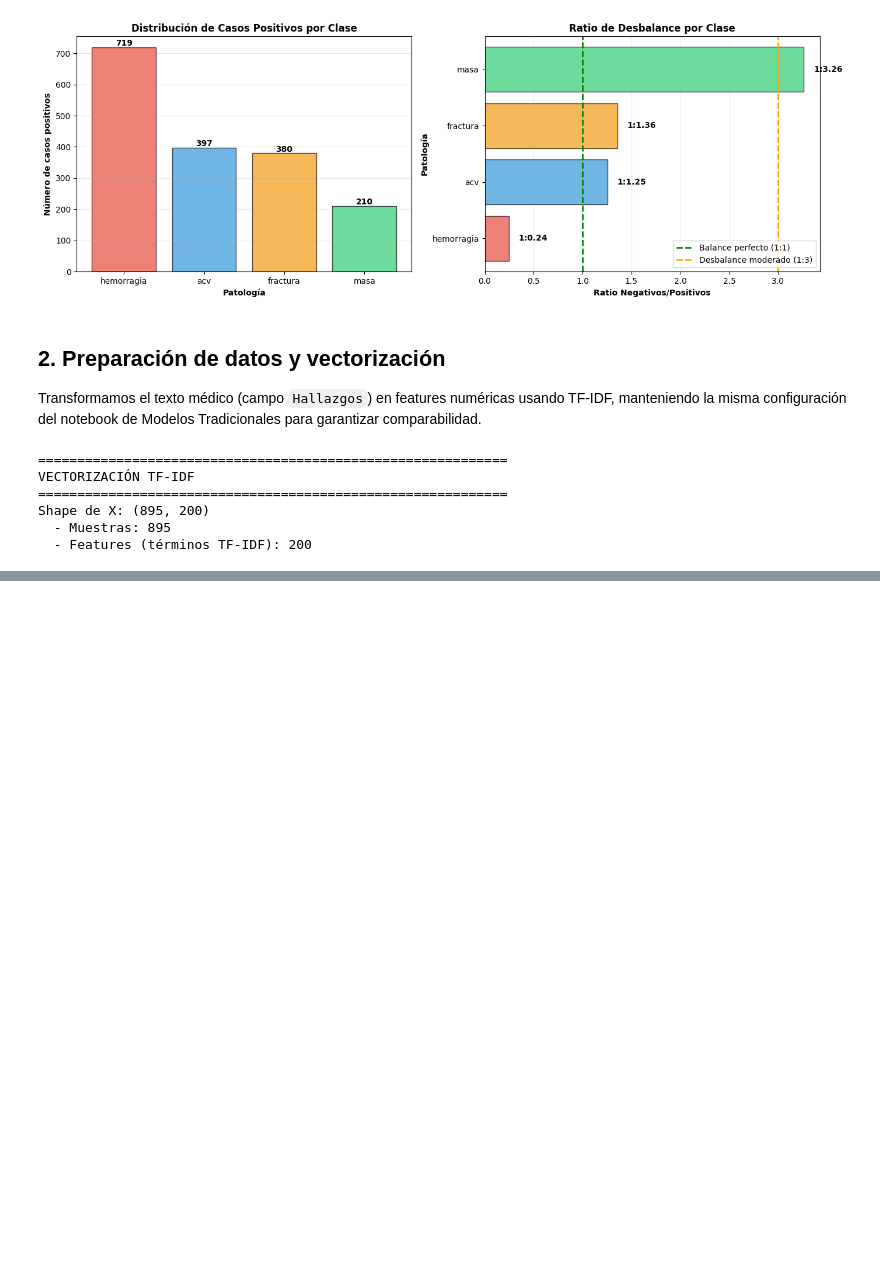
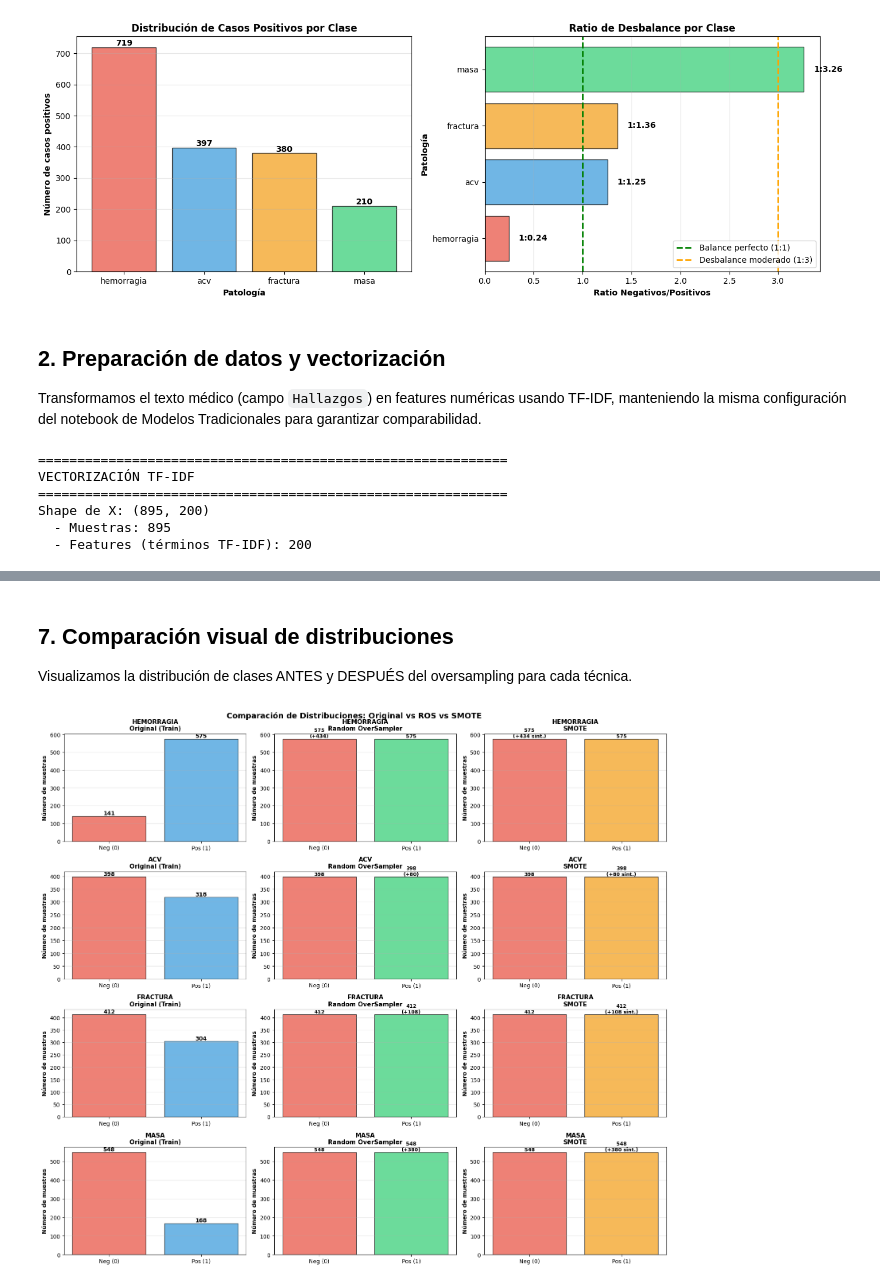
Before and after one commit to isabelaocampos/PDG-Diagnostico-Clinico, a Jupyter notebook: notebooks/1_Sobremuestreo.ipynb, the cells around one changed output, grey strips where cells are left out. Cells and saved outputs as stored; diff of their text form; code cells hidden in the pictures; blank space fills up the shorter version.

Commit message:
Refacor: mantain only oversampling methods in notebook and training models in models notebook

```diff
--- a/notebooks/1_Sobremuestreo.ipynb
+++ b/notebooks/1_Sobremuestreo.ipynb
@@ -787,0 +523,80 @@ HEMORRAGIA
+# %% [markdown]
+## 7. Comparación visual de distribuciones
+
+Visualizamos la distribución de clases ANTES y DESPUÉS del oversampling para cada técnica.
+# %%
+# Visualización comparativa de distribuciones
+fig, axes = plt.subplots(4, 3, figsize=(16, 14))
+
+for idx, patologia in enumerate(patologias):
+    # Obtener datos
+    y_train_original = splits_data[patologia]['y_train']
+    y_train_ros = ros_data[patologia]['y_train_balanced']
+    y_train_smote = smote_data[patologia]['y_train_balanced']
+
+    # Contar clases
+    original_counts = Counter(y_train_original)
+    ros_counts = Counter(y_train_ros)
+    smote_counts = Counter(y_train_smote)
+
+    # Gráfico 1: Original
+    ax1 = axes[idx, 0]
+    bars1 = ax1.bar(['Neg (0)', 'Pos (1)'],
+                     [original_counts[0], original_counts[1]],
+                     color=['#e74c3c', '#3498db'], alpha=0.7, edgecolor='black')
+    ax1.set_title(f'{patologia.upper()}\nOriginal (Train)', fontweight='bold', fontsize=11)
+    ax1.set_ylabel('Número de muestras', fontweight='bold')
+    ax1.grid(axis='y', alpha=0.3)
+
+    # Agregar valores en barras
+    for bar, count in zip(bars1, [original_counts[0], original_counts[1]]):
+        height = bar.get_height()
+        ax1.text(bar.get_x() + bar.get_width()/2., height,
+                f'{int(count)}', ha='center', va='bottom', fontweight='bold')
+
+    # Gráfico 2: ROS
+    ax2 = axes[idx, 1]
+    bars2 = ax2.bar(['Neg (0)', 'Pos (1)'],
+                     [ros_counts[0], ros_counts[1]],
+                     color=['#e74c3c', '#2ecc71'], alpha=0.7, edgecolor='black')
+    ax2.set_title(f'{patologia.upper()}\nRandom OverSampler', fontweight='bold', fontsize=11)
+    ax2.set_ylabel('Número de muestras', fontweight='bold')
+    ax2.grid(axis='y', alpha=0.3)
+
+    # Agregar valores y diferencias
+    for bar, count, original_count in zip(bars2, [ros_counts[0], ros_counts[1]],
+                                           [original_counts[0], original_counts[1]]):
+        height = bar.get_height()
+        diff = int(count - original_count)
+        label = f'{int(count)}'
+        if diff > 0:
+            label += f'\n(+{diff})'
+        ax2.text(bar.get_x() + bar.get_width()/2., height,
+                label, ha='center', va='bottom', fontweight='bold', fontsize=9)
+
+    # Gráfico 3: SMOTE
+    ax3 = axes[idx, 2]
+    bars3 = ax3.bar(['Neg (0)', 'Pos (1)'],
+                     [smote_counts[0], smote_counts[1]],
+                     color=['#e74c3c', '#f39c12'], alpha=0.7, edgecolor='black')
+    ax3.set_title(f'{patologia.upper()}\nSMOTE', fontweight='bold', fontsize=11)
+    ax3.set_ylabel('Número de muestras', fontweight='bold')
+    ax3.grid(axis='y', alpha=0.3)
+
+    # Agregar valores y diferencias
+    for bar, count, original_count in zip(bars3, [smote_counts[0], smote_counts[1]],
+                                           [original_counts[0], original_counts[1]]):
+        height = bar.get_height()
+        diff = int(count - original_count)
+        label = f'{int(count)}'
+        if diff > 0:
+            label += f'\n(+{diff} sint.)'
+        ax3.text(bar.get_x() + bar.get_width()/2., height,
+                label, ha='center', va='bottom', fontweight='bold', fontsize=9)
+
+plt.tight_layout()
+plt.suptitle('Comparación de Distribuciones: Original vs ROS vs SMOTE',
+             fontsize=14, fontweight='bold', y=1.002)
+plt.show()
+# %% [output]
+[figure, added]
```
Also changed, not shown: parts of 28 cells of this notebook, 1 other file.
